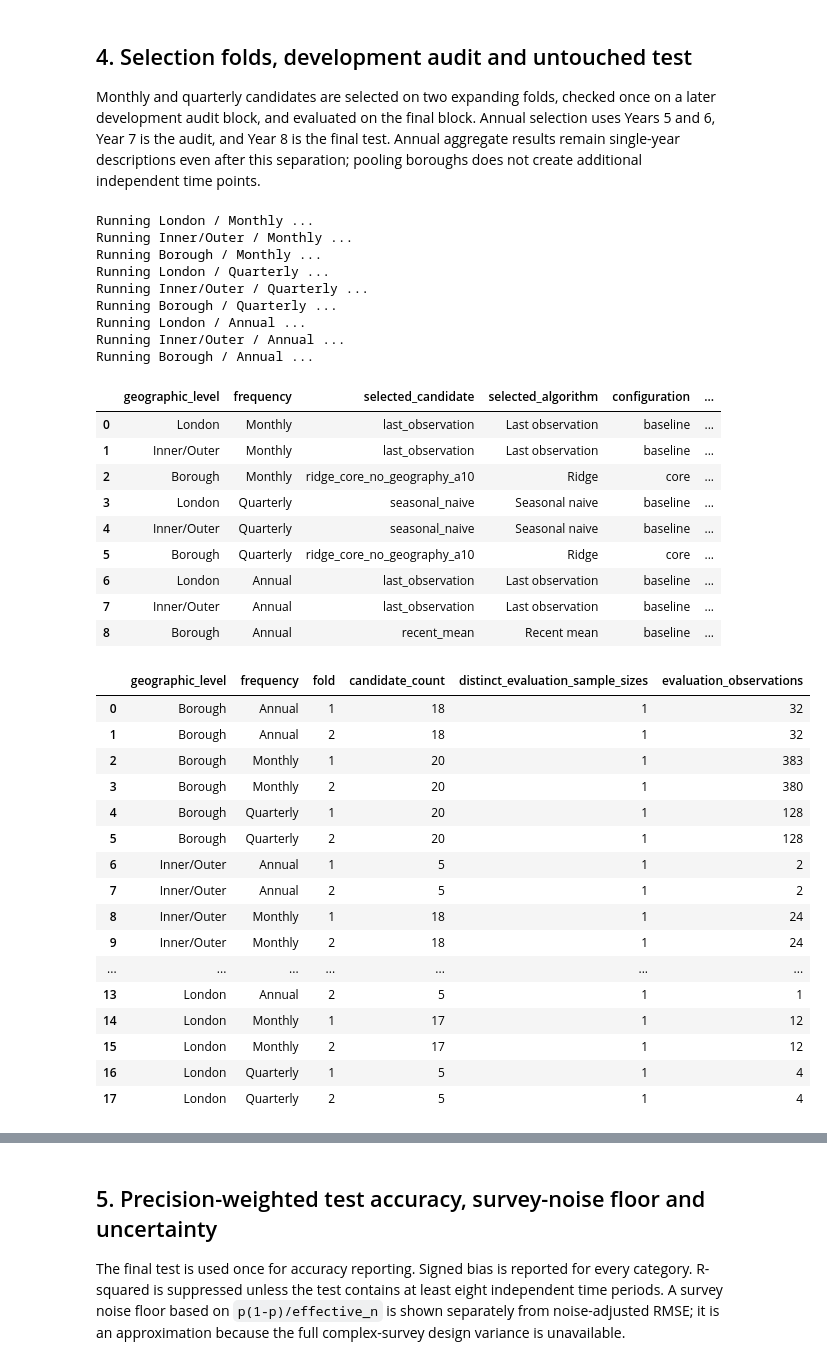
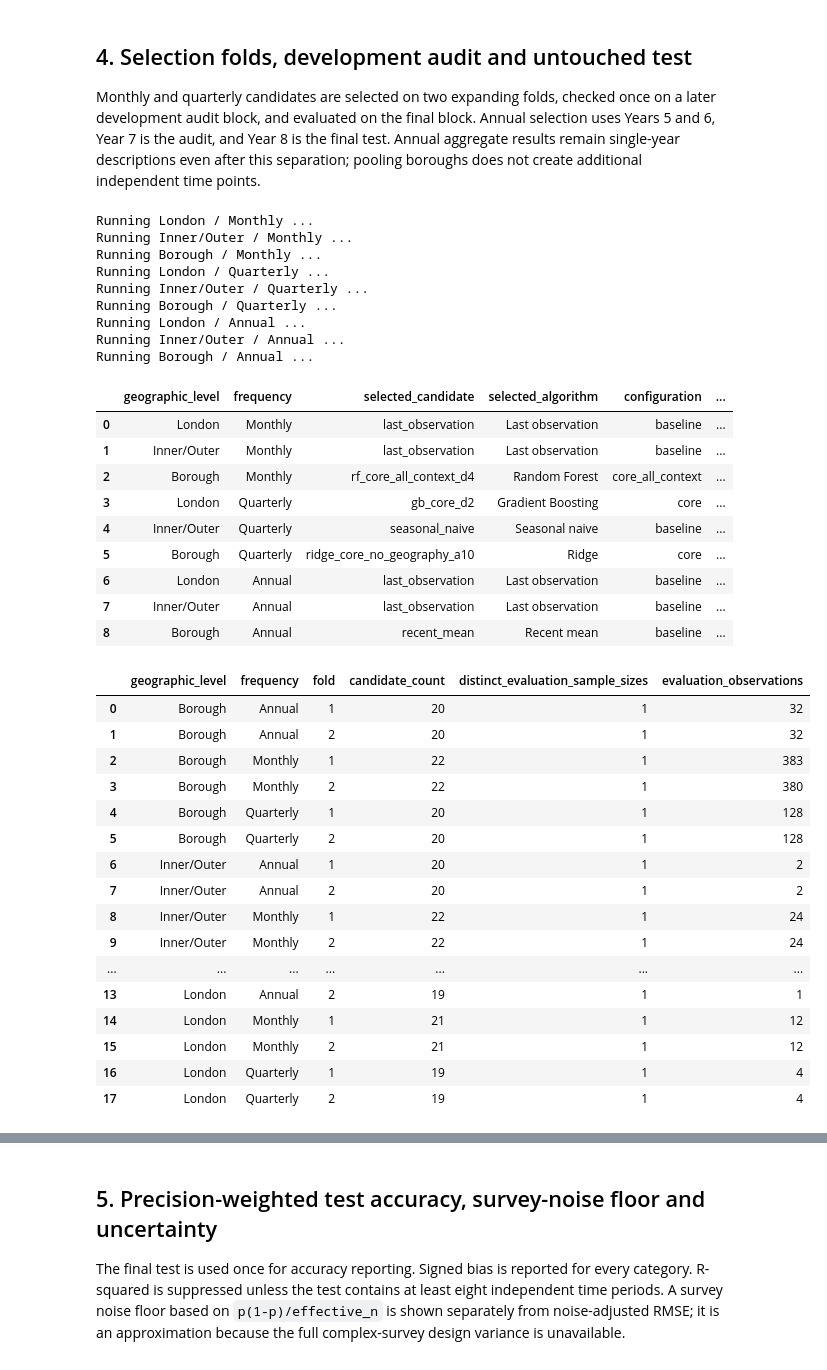
Before and after one commit to YifengMao666/London-Sport2-Group20, a Jupyter notebook: Yifeng Mao/Q1/physical_activity_analysis/03_monthly_quarterly_and_annual_forecasting.ipynb, the cells around one changed output, grey strips where cells are left out. Saved outputs shown, nothing was run; the diff lists cells and outputs as text; code cells hidden in the pictures.

```diff
--- a/Yifeng Mao/Q1/physical_activity_analysis/03_monthly_quarterly_and_annual_forecasting.ipynb
+++ b/Yifeng Mao/Q1/physical_activity_analysis/03_monthly_quarterly_and_annual_forecasting.ipynb
@@ -23,7 +23,8 @@ import pandas as pd
 import seaborn as sns
 from IPython.display import display
 from sklearn.compose import ColumnTransformer
-from sklearn.ensemble import RandomForestRegressor
+from sklearn.ensemble import GradientBoostingRegressor, RandomForestRegressor
+from sklearn.multioutput import MultiOutputRegressor
 from sklearn.impute import SimpleImputer
 from sklearn.linear_model import Ridge
 from sklearn.metrics import r2_score
@@ -73,6 +74,7 @@ CONTEXT_GROUPS = {
 }
 RANDOM_STATE = 2026
 TREE_SEEDS = [2026, 2027, 2028]
+TREE_ALGORITHMS = ['Random Forest', 'Gradient Boosting']
 ILR_EPSILON = 1e-6
 
 
@@ -808,13 +834,15 @@ selection_register = pd.DataFrame([{
     'configuration': result['selected']['configuration'],
     'use_geographic_identity': result['selected']['use_geography'],
     'minimum_first_fold_training_rows': result['minimum_training_rows'],
+    'minimum_first_fold_training_periods': result['minimum_training_periods'],
     'final_test_training_rows': len(result['test']['train']),
     'final_test_training_time_periods': result['test']['train'][
         result['design']['time']
     ].nunique(),
     'candidate_count': len(result['candidates']),
-    'tree_candidates_allowed': any(c['algorithm'] == 'Random Forest' for c in result['candidates']),
-    'aggregate_annual_ml_restricted': frequency == 'Annual' and level in ['London', 'Inner/Outer'],
+    'tree_candidates_allowed': any(c['algorithm'] in TREE_ALGORITHMS for c in result['candidates']),
+    'aggregate_annual_ml_restricted': False,
+    'severe_short_series_warning': result['minimum_training_periods'] <= 5,
 } for (level, frequency), result in task_results.items()])
 
 sample_consistency = selection_fold_metrics.groupby(
@@ -830,51 +858,51 @@ weight_audit = pd.DataFrame([{
     'geographic_level': level,
     'frequency': frequency,
     'phase': phase,
     'rows': len(result[phase]['frame']),
     'median_effective_n': result[phase]['frame']['effective_n'].median(),
     'minimum_effective_n': result[phase]['frame']['effective_n'].min(),
     'maximum_effective_n': result[phase]['frame']['effective_n'].max(),
 } for (level, frequency), result in task_results.items() for phase in ['audit', 'test']])
 
 display(selection_register)
 display(sample_consistency)
 # %% [output]
 Running London / Monthly ...
 Running Inner/Outer / Monthly ...
 Running Borough / Monthly ...
 Running London / Quarterly ...
 Running Inner/Outer / Quarterly ...
 Running Borough / Quarterly ...
 Running London / Annual ...
 Running Inner/Outer / Annual ...
 Running Borough / Annual ...
 |  | geographic_level | frequency | selected_candidate | selected_algorithm | configuration | ... |
 | 0 | London | Monthly | last_observation | Last observation | baseline | ... |
 | 1 | Inner/Outer | Monthly | last_observation | Last observation | baseline | ... |
-| 2 | Borough | Monthly | ridge_core_no_geography_a10 | Ridge | core | ... |
-| 3 | London | Quarterly | seasonal_naive | Seasonal naive | baseline | ... |
+| 2 | Borough | Monthly | rf_core_all_context_d4 | Random Forest | core_all_context | ... |
+| 3 | London | Quarterly | gb_core_d2 | Gradient Boosting | core | ... |
 | 4 | Inner/Outer | Quarterly | seasonal_naive | Seasonal naive | baseline | ... |
 | 5 | Borough | Quarterly | ridge_core_no_geography_a10 | Ridge | core | ... |
 | 6 | London | Annual | last_observation | Last observation | baseline | ... |
 | 7 | Inner/Outer | Annual | last_observation | Last observation | baseline | ... |
 | 8 | Borough | Annual | recent_mean | Recent mean | baseline | ... |
 |  | geographic_level | frequency | fold | candidate_count | distinct_evaluation_sample_sizes | evaluation_observations |
-| 0 | Borough | Annual | 1 | 18 | 1 | 32 |
-| 1 | Borough | Annual | 2 | 18 | 1 | 32 |
-| 2 | Borough | Monthly | 1 | 20 | 1 | 383 |
-| 3 | Borough | Monthly | 2 | 20 | 1 | 380 |
+| 0 | Borough | Annual | 1 | 20 | 1 | 32 |
+| 1 | Borough | Annual | 2 | 20 | 1 | 32 |
+| 2 | Borough | Monthly | 1 | 22 | 1 | 383 |
+| 3 | Borough | Monthly | 2 | 22 | 1 | 380 |
 | 4 | Borough | Quarterly | 1 | 20 | 1 | 128 |
 | 5 | Borough | Quarterly | 2 | 20 | 1 | 128 |
-| 6 | Inner/Outer | Annual | 1 | 5 | 1 | 2 |
-| 7 | Inner/Outer | Annual | 2 | 5 | 1 | 2 |
-| 8 | Inner/Outer | Monthly | 1 | 18 | 1 | 24 |
-| 9 | Inner/Outer | Monthly | 2 | 18 | 1 | 24 |
+| 6 | Inner/Outer | Annual | 1 | 20 | 1 | 2 |
+| 7 | Inner/Outer | Annual | 2 | 20 | 1 | 2 |
+| 8 | Inner/Outer | Monthly | 1 | 22 | 1 | 24 |
+| 9 | Inner/Outer | Monthly | 2 | 22 | 1 | 24 |
 | ... | ... | ... | ... | ... | ... | ... |
-| 13 | London | Annual | 2 | 5 | 1 | 1 |
-| 14 | London | Monthly | 1 | 17 | 1 | 12 |
-| 15 | London | Monthly | 2 | 17 | 1 | 12 |
-| 16 | London | Quarterly | 1 | 5 | 1 | 4 |
-| 17 | London | Quarterly | 2 | 5 | 1 | 4 |
+| 13 | London | Annual | 2 | 19 | 1 | 1 |
+| 14 | London | Monthly | 1 | 21 | 1 | 12 |
+| 15 | London | Monthly | 2 | 21 | 1 | 12 |
+| 16 | London | Quarterly | 1 | 19 | 1 | 4 |
+| 17 | London | Quarterly | 2 | 19 | 1 | 4 |
 # %%
 fig, axes = plt.subplots(1, 2, figsize=(16, 6))
 selected_fold = selection_fold_metrics.merge(
```
Also changed, not shown: parts of 21 cells of this notebook, 14 other files.
